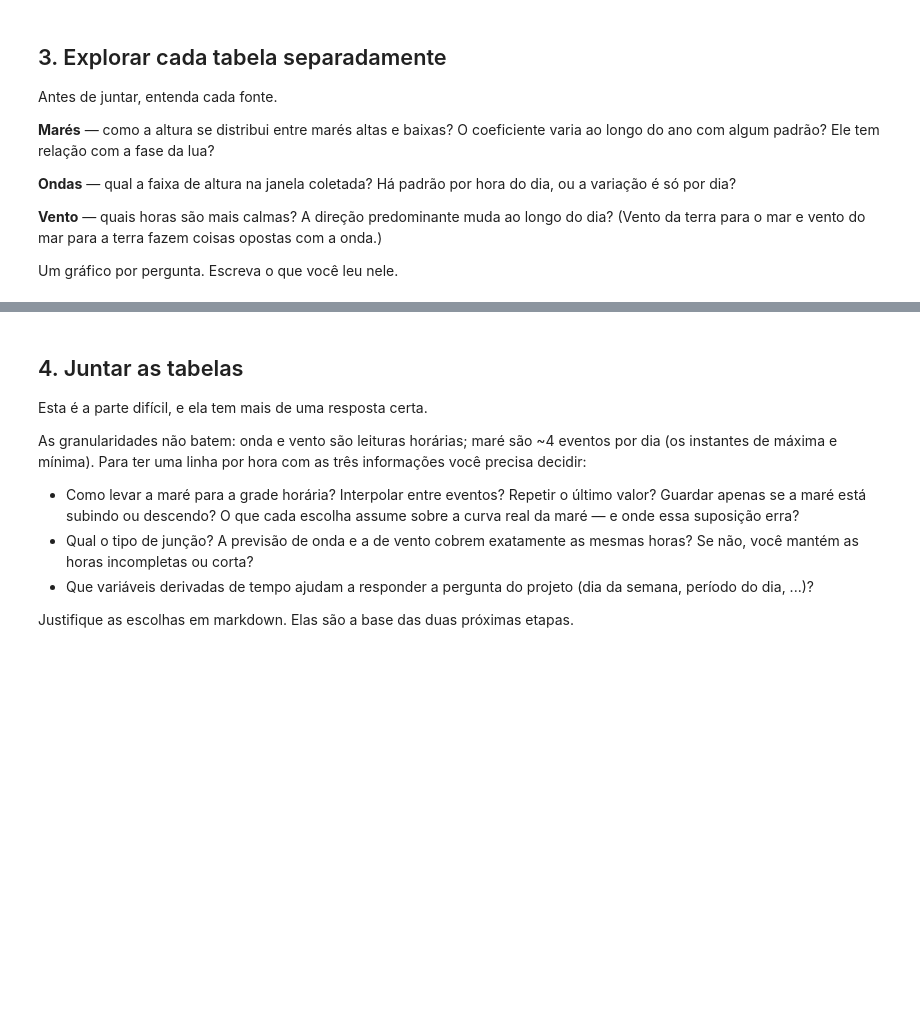
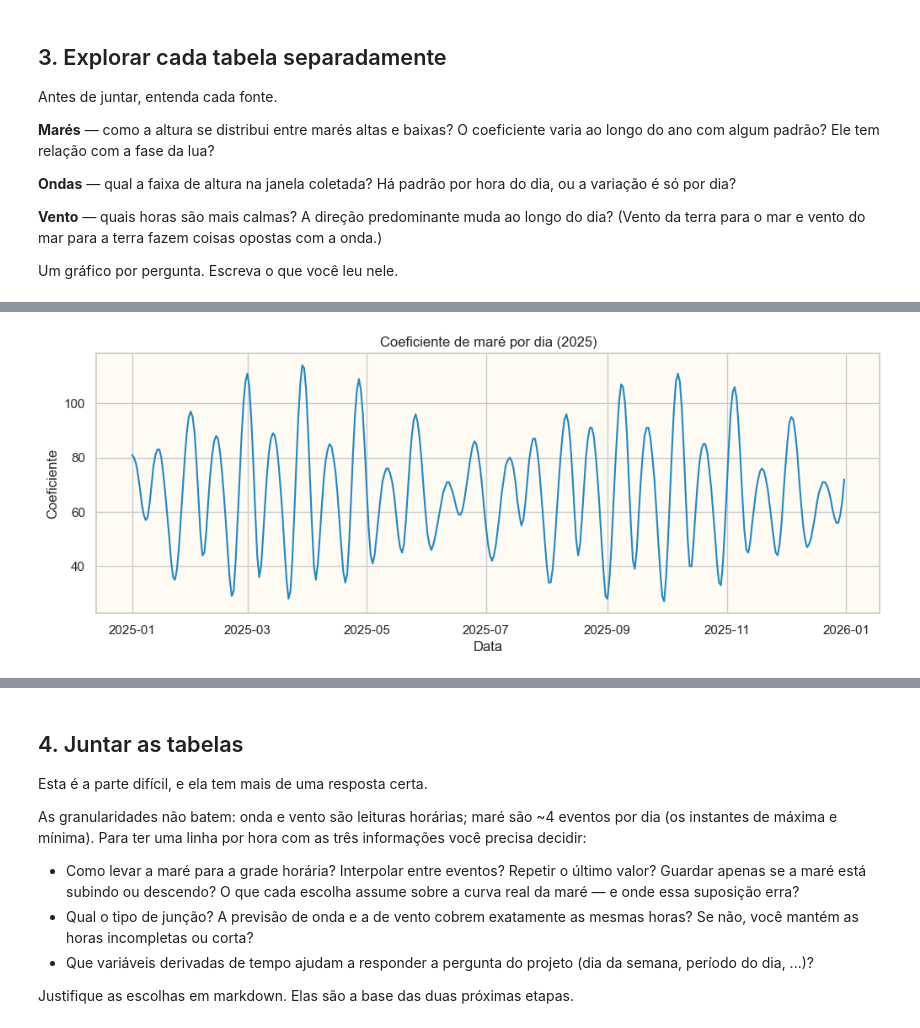
Before and after one commit to phmcd-bit/miniprojeto2, a Jupyter notebook: notebooks/eda.ipynb, the cells around one changed output, grey strips where cells are left out. Drawn from its saved outputs; the diff is of its cells as text; code cells hidden in the pictures; blank space fills up the shorter version.

```diff
--- a/notebooks/eda.ipynb
+++ b/notebooks/eda.ipynb
@@ -262,0 +374,12 @@ Um gráfico por pergunta. Escreva o que você leu nele.
+# %%
+diario = df_mares.drop_duplicates(subset=["ano", "mes", "dia"]).copy()
+diario["data"] = diario["datetime"].dt.normalize()
+
+plt.figure(figsize=(12, 4))
+sns.lineplot(data=diario, x="data", y="coeficiente", color=PRAIA["azul"])
+plt.title("Coeficiente de maré por dia (2025)")
+plt.xlabel("Data")
+plt.ylabel("Coeficiente")
+plt.show()
+# %% [output]
+[figure, added]
```
Also changed, not shown: parts of 17 cells of this notebook.
